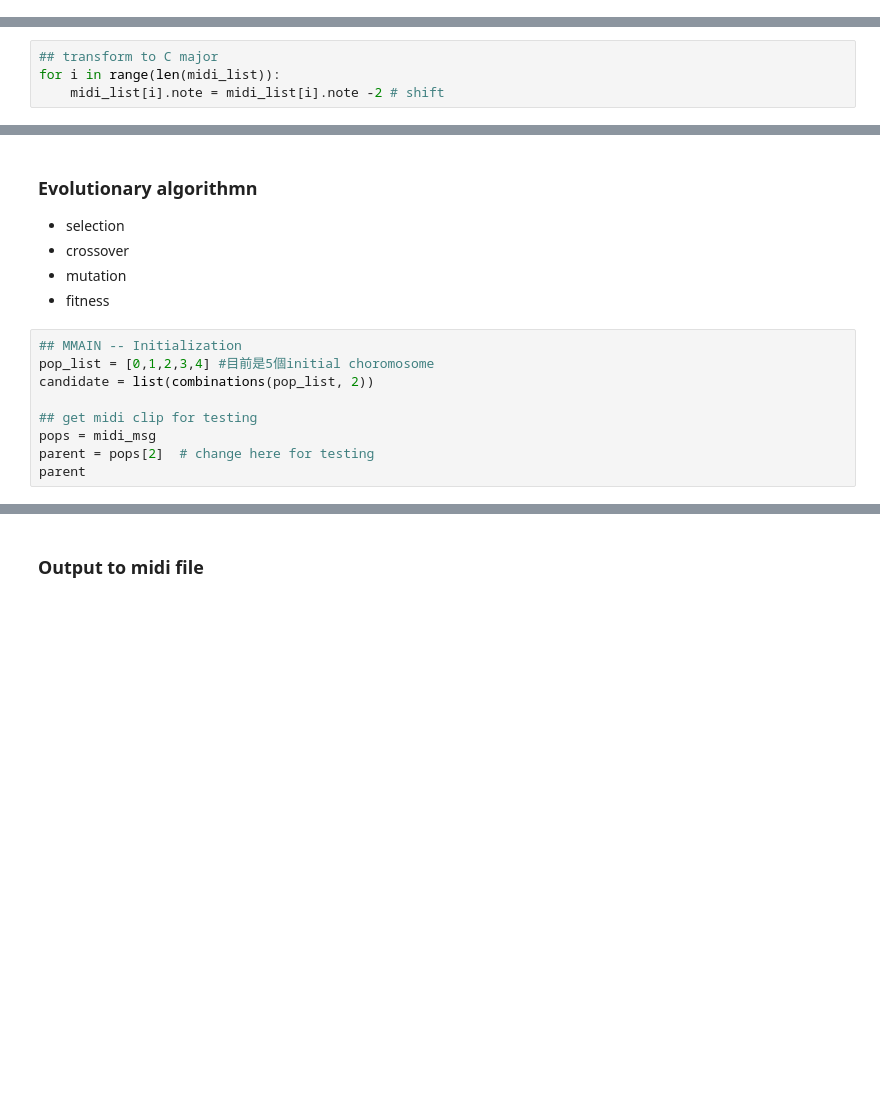
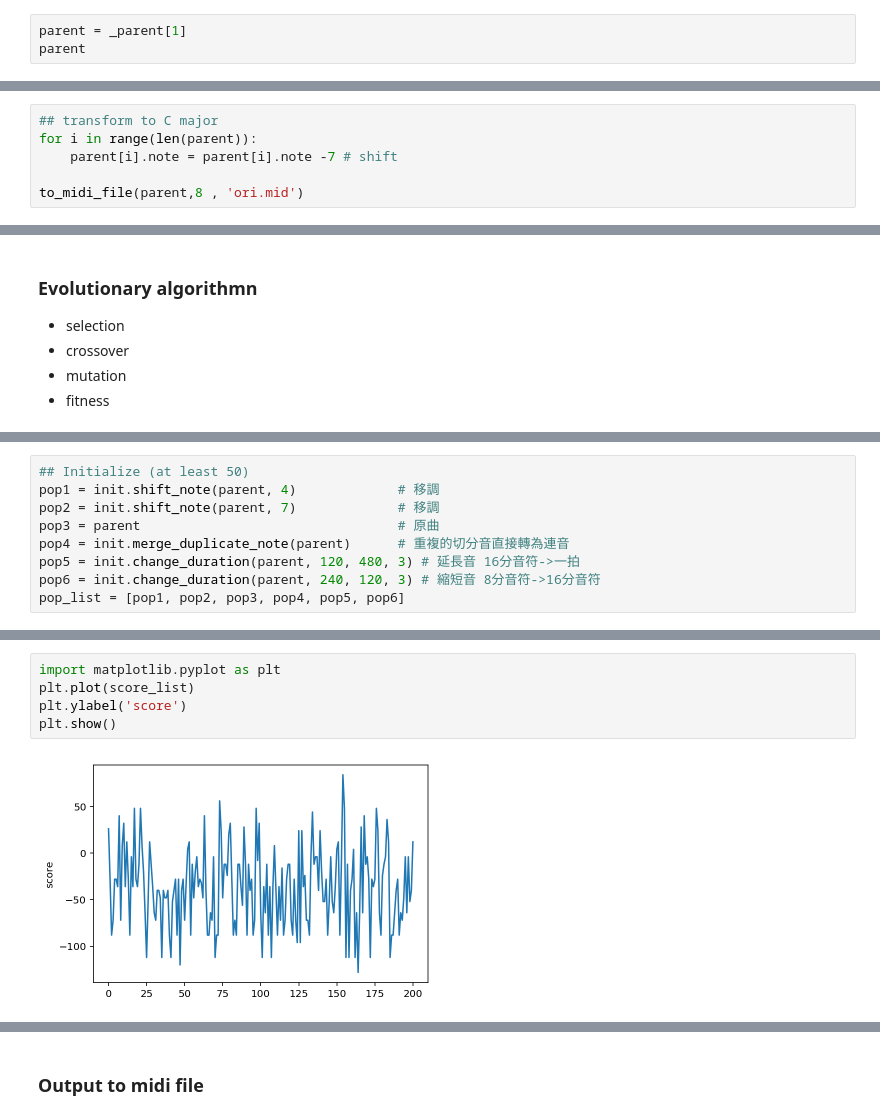
Before and after one commit to sharon1018/Music_information_retrieval, a Jupyter notebook: GA_v1.ipynb, the cells around one changed output, grey strips where cells are left out. Saved outputs shown, nothing was run; the diff lists cells and outputs as text; blank space fills up the shorter version.

```diff
--- a/GA_v1.ipynb
+++ b/GA_v1.ipynb
@@ -61,0 +89,3 @@ def separate_song(song, threshold):
+# %%
+parent = _parent[1]
+parent
@@ -62,4 +101,6 @@ def separate_song(song, threshold):
 # %%
 ## transform to C major
-for i in range(len(midi_list)):
-    midi_list[i].note = midi_list[i].note -2 # shift
+for i in range(len(parent)):
+    parent[i].note = parent[i].note -7 # shift
+
+to_midi_file(parent,8 , 'ori.mid')
@@ -88,12 +112,3 @@ note_msg, midi_msg = separate_song(midi_list, 1920)
 - crossover
 - mutation
 - fitness
-# %%
-## MMAIN -- Initialization
-pop_list = [0,1,2,3,4] #目前是5個initial choromosome
-candidate = list(combinations(pop_list, 2))
-
-## get midi clip for testing
-pops = midi_msg
-parent = pops[2]  # change here for testing
-parent
@@ -117 +115,10 @@ len(candidate)
+# %%
+## Initialize (at least 50)
+pop1 = init.shift_note(parent, 4)             # 移調
+pop2 = init.shift_note(parent, 7)             # 移調
+pop3 = parent                                 # 原曲
+pop4 = init.merge_duplicate_note(parent)      # 重複的切分音直接轉為連音
+pop5 = init.change_duration(parent, 120, 480, 3) # 延長音 16分音符->一拍
+pop6 = init.change_duration(parent, 240, 120, 3) # 縮短音 8分音符->16分音符
+pop_list = [pop1, pop2, pop3, pop4, pop5, pop6]
 # %%
@@ -342,0 +352,7 @@ midi_list[0]
+# %%
+import matplotlib.pyplot as plt
+plt.plot(score_list)
+plt.ylabel('score')
+plt.show()
+# %% [output]
+[figure, added]
```
Also changed, not shown: parts of 16 cells of this notebook.
